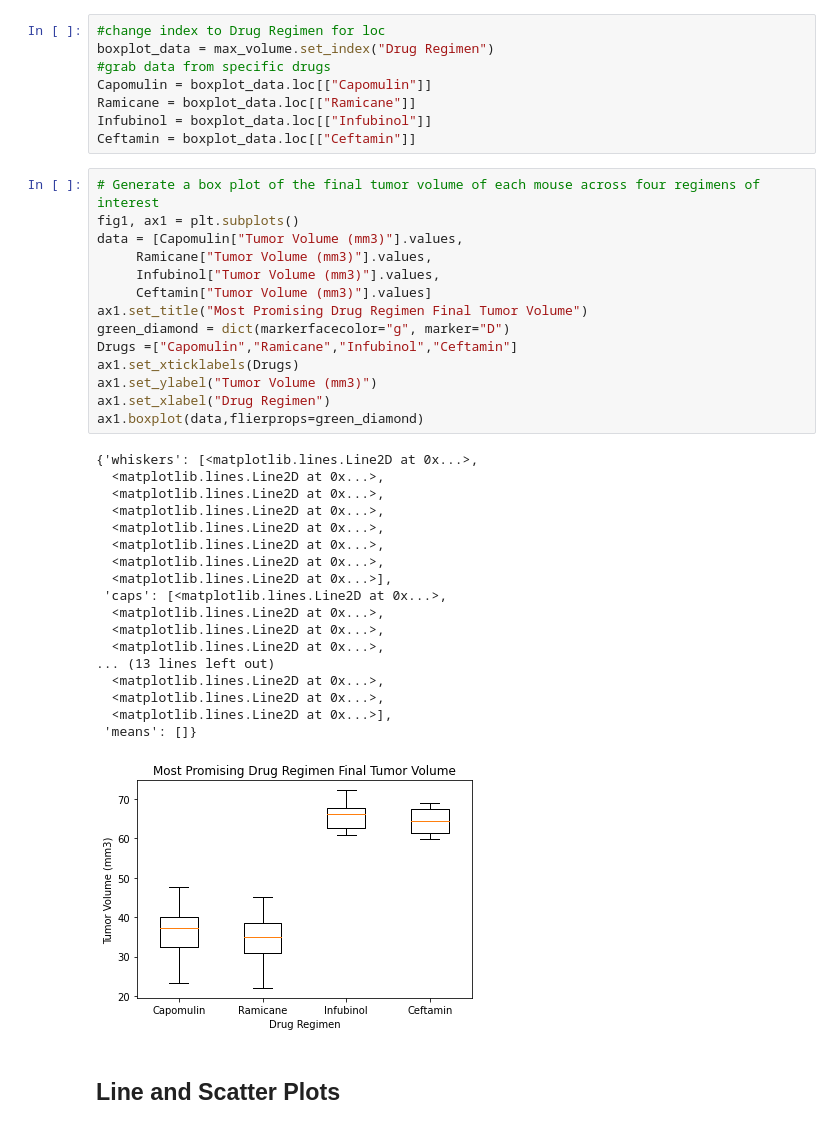
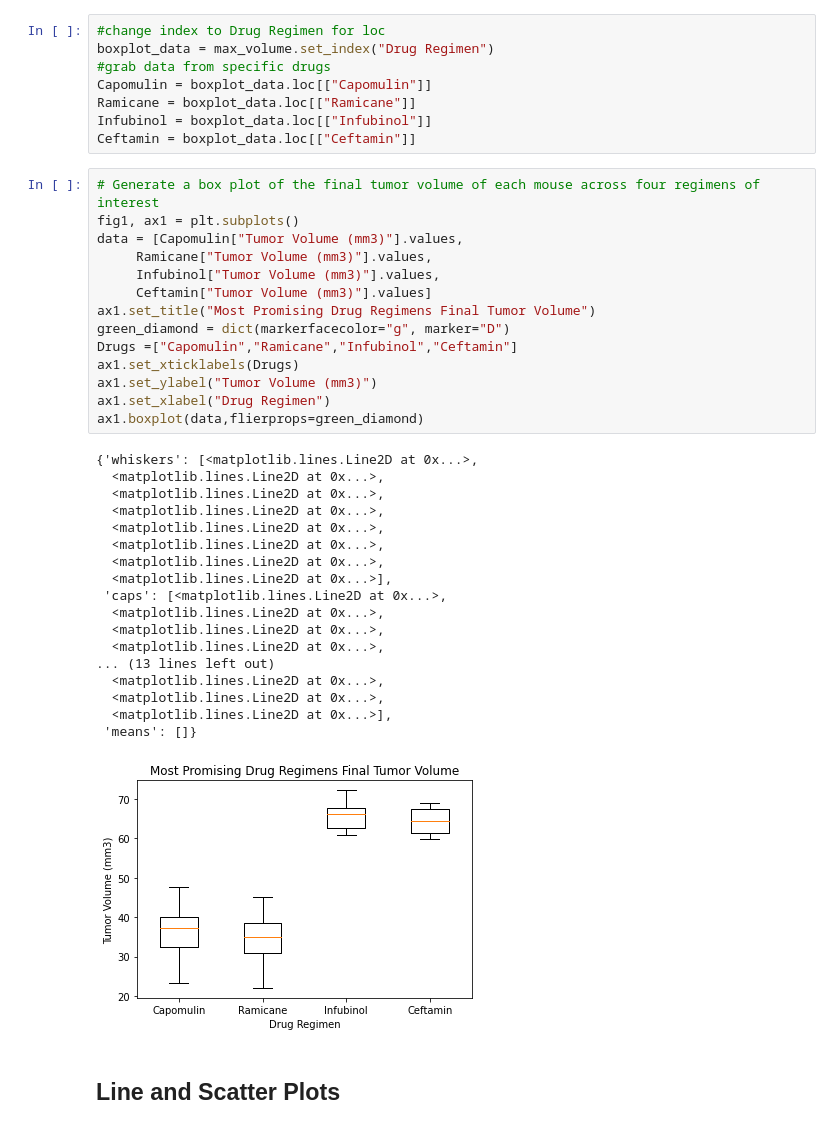
Before and after one commit to xiaoran-w-li/Matplotlib_Homework, a Jupyter notebook: Pymaceuticals/pymaceuticals_xiaoran_li.ipynb, the cells around one changed output. Cells and saved outputs as stored; diff of their text form.

```diff
--- a/Pymaceuticals/pymaceuticals_xiaoran_li.ipynb
+++ b/Pymaceuticals/pymaceuticals_xiaoran_li.ipynb
@@ -237,35 +240,35 @@ Ceftamin = boxplot_data.loc[["Ceftamin"]]
 # Generate a box plot of the final tumor volume of each mouse across four regimens of interest
 fig1, ax1 = plt.subplots()
 data = [Capomulin["Tumor Volume (mm3)"].values,
      Ramicane["Tumor Volume (mm3)"].values,
      Infubinol["Tumor Volume (mm3)"].values,
      Ceftamin["Tumor Volume (mm3)"].values]
-ax1.set_title("Most Promising Drug Regimen Final Tumor Volume")
+ax1.set_title("Most Promising Drug Regimens Final Tumor Volume")
 green_diamond = dict(markerfacecolor="g", marker="D")
 Drugs =["Capomulin","Ramicane","Infubinol","Ceftamin"]
 ax1.set_xticklabels(Drugs)
 ax1.set_ylabel("Tumor Volume (mm3)")
 ax1.set_xlabel("Drug Regimen")
 ax1.boxplot(data,flierprops=green_diamond)
 # %% [output]
 {'whiskers': [<matplotlib.lines.Line2D at 0x...>,
   <matplotlib.lines.Line2D at 0x...>,
   <matplotlib.lines.Line2D at 0x...>,
   <matplotlib.lines.Line2D at 0x...>,
   <matplotlib.lines.Line2D at 0x...>,
   <matplotlib.lines.Line2D at 0x...>,
   <matplotlib.lines.Line2D at 0x...>,
   <matplotlib.lines.Line2D at 0x...>],
  'caps': [<matplotlib.lines.Line2D at 0x...>,
   <matplotlib.lines.Line2D at 0x...>,
   <matplotlib.lines.Line2D at 0x...>,
   <matplotlib.lines.Line2D at 0x...>,
 ... (13 lines left out)
   <matplotlib.lines.Line2D at 0x...>,
   <matplotlib.lines.Line2D at 0x...>,
   <matplotlib.lines.Line2D at 0x...>],
  'means': []}
-[figure, old version]
+[figure, new version]
 # %% [markdown]
 ## Line and Scatter Plots
 # %%
```
Also changed, not shown: parts of 4 cells of this notebook.
